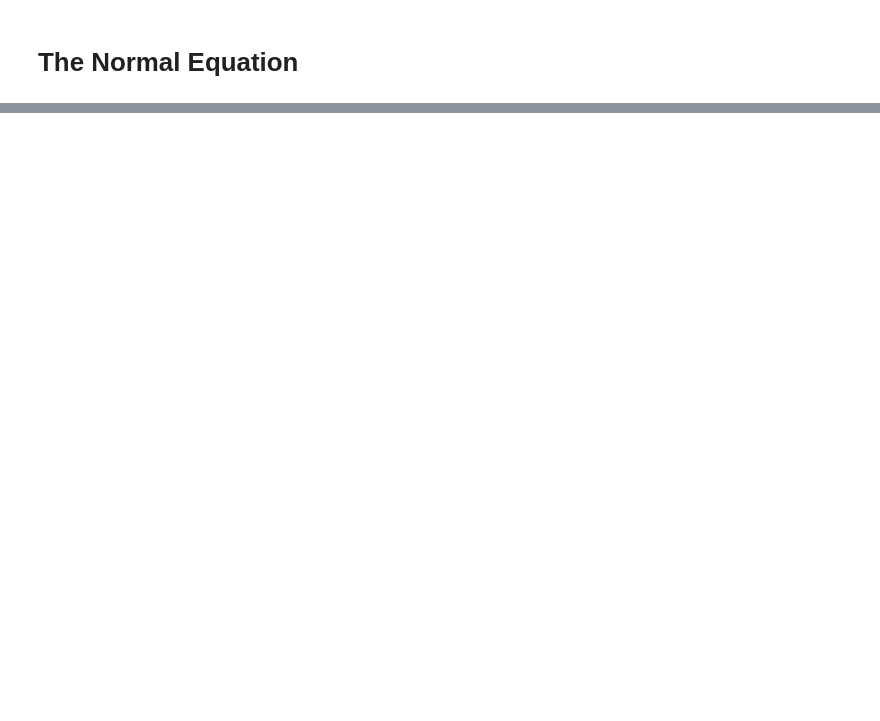
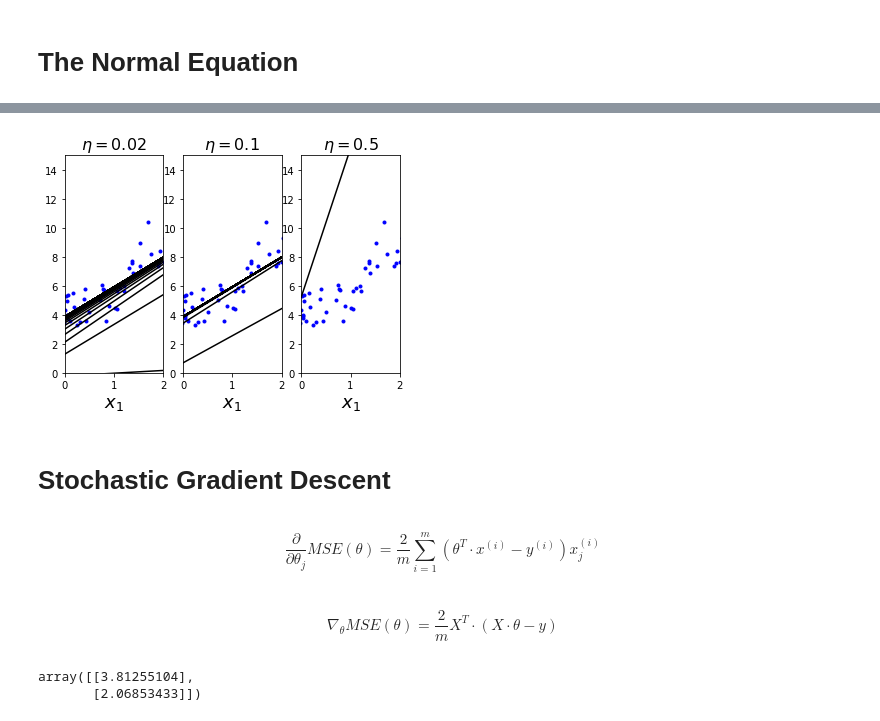
Before and after one commit to scarleatt/Hands-On-Machine-Learning, a Jupyter notebook: Hands-On-TensorFlow/04_training_linear_models.ipynb, the cells around one changed output, grey strips where cells are left out. Cells and saved outputs as stored; diff of their text form; code cells hidden in the pictures; blank space fills up the shorter version.

```diff
--- a/Hands-On-TensorFlow/04_training_linear_models.ipynb
+++ b/Hands-On-TensorFlow/04_training_linear_models.ipynb
@@ -14,0 +78,57 @@ plt.show()
+# %%
+def plot_gradient_descent(theta, eta):
+    n_iterations = 1000
+    m = 100
+
+    plt.plot(X, y, "b.")
+
+    X_line = np.linspace(0, 2, 100).reshape(100, 1)
+    X_line_b = np.c_[np.ones((100, 1)), X_line]
+
+    for iteration in range(n_iterations):
+        gradients = 2 / m * X_b.T.dot(X_b.dot(theta) - y)
+        theta = theta - eta * gradients
+        if iteration%10==0:
+            plt.plot(X_line, X_line_b.dot(theta), 'k-')
+    theta
+    plt.axis([0, 2, 0, 15])
+    plt.xlabel("$x_1$", fontsize=18)
+    plt.title("$\eta={}$".format(eta), fontsize=16)
+# %%
+theta = np.random.randn(2,1)
+
+plt.subplot(131); plot_gradient_descent(theta, 0.02)
+plt.subplot(132); plot_gradient_descent(theta, 0.1)
+plt.subplot(133); plot_gradient_descent(theta, 0.5)
+
+plt.show()
+# %% [output]
+[figure, added]
+# %% [markdown]
+# Stochastic Gradient Descent
+# %% [markdown]
+$$\frac{\partial}{\partial\theta_j}MSE(\theta) = \frac{2}{m}\sum_{i=1}^m\left(\theta^T\cdot x^{(i)}-y^{(i)}\right)x_j^{(i)}$$
+# %% [markdown]
+$$\nabla_{\theta}MSE(\theta)=\frac{2}{m}X^T\cdot(X\cdot\theta-y)$$
+# %%
+n_epochs = 50
+t0, t1 = 5, 50
+m = 100
+
+def learning_schedule(t):
+    return t0/(t+t1)
+
+theta = np.random.randn(2, 1)
+
+for epoch in range(n_epochs):
+    for i in range(m):
+        random_index = np.random.randint(m)
+        xi = X_b[random_index:random_index+1]
+        yi = y[random_index:random_index+1]
+        gradients = 2 * xi.T.dot(xi.dot(theta) - yi)
+        eta = learning_schedule(epoch * m + i)
+        theta = theta - eta * gradients
+theta
+# %% [output]
+array([[3.81255104],
+       [2.06853433]])
```
Also changed, not shown: parts of 24 cells of this notebook.
